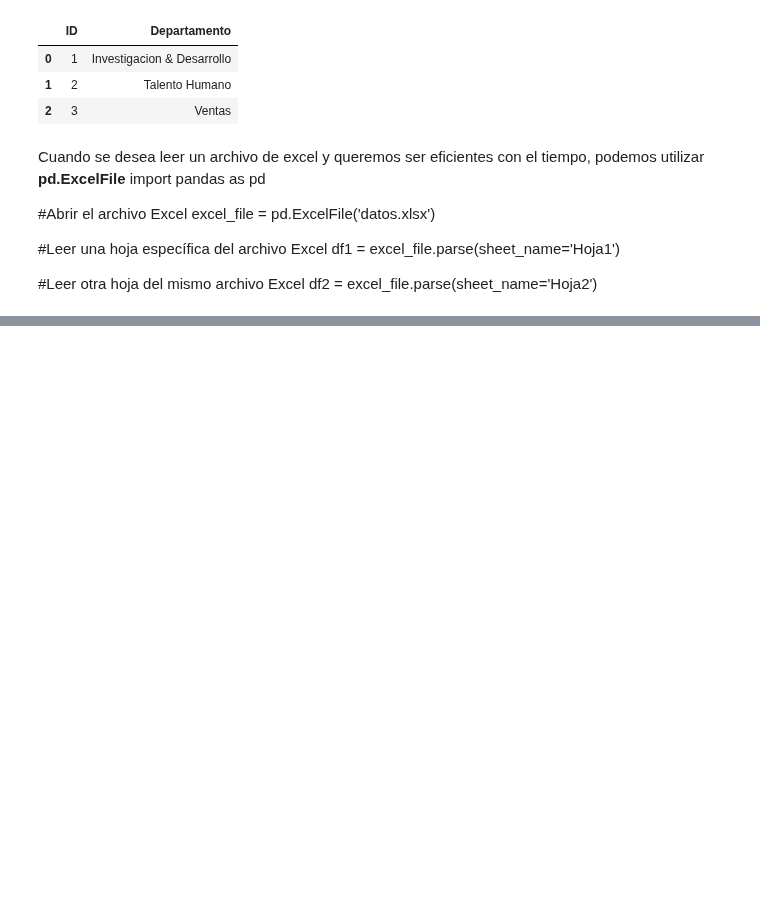
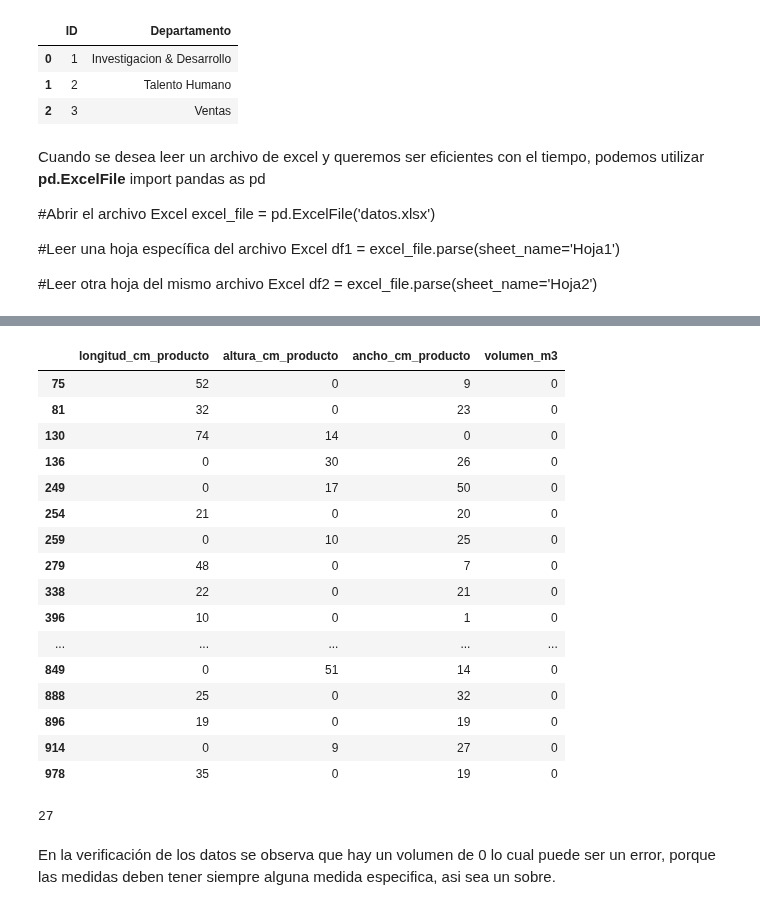
Before and after one commit to onavarrete04/Introduccion-Ciencia-Datos, a Jupyter notebook: Ejercicios Pandas Kaggle/integración de datos.ipynb, the cells around one changed output, grey strips where cells are left out. Cells and saved outputs as stored; diff of their text form; code cells hidden in the pictures; blank space fills up the shorter version.

```diff
--- a/Ejercicios Pandas Kaggle/integración de datos.ipynb
+++ b/Ejercicios Pandas Kaggle/integración de datos.ipynb
@@ -78,0 +302,29 @@ Name: FechaIngresoEmpresa, Length: 1492, dtype: int64
+# %%
+datos_medidas = datos.loc[:,["longitud_cm_producto","altura_cm_producto","ancho_cm_producto","volumen_m3"]]
+# %%
+datos_medidas[datos_medidas.volumen_m3 <= 0]
+# %% [output]
+|  | longitud_cm_producto | altura_cm_producto | ancho_cm_producto | volumen_m3 |
+| 75 | 52 | 0 | 9 | 0 |
+| 81 | 32 | 0 | 23 | 0 |
+| 130 | 74 | 14 | 0 | 0 |
+| 136 | 0 | 30 | 26 | 0 |
+| 249 | 0 | 17 | 50 | 0 |
+| 254 | 21 | 0 | 20 | 0 |
+| 259 | 0 | 10 | 25 | 0 |
+| 279 | 48 | 0 | 7 | 0 |
+| 338 | 22 | 0 | 21 | 0 |
+| 396 | 10 | 0 | 1 | 0 |
+| ... | ... | ... | ... | ... |
+| 849 | 0 | 51 | 14 | 0 |
+| 888 | 25 | 0 | 32 | 0 |
+| 896 | 19 | 0 | 19 | 0 |
+| 914 | 0 | 9 | 27 | 0 |
+| 978 | 35 | 0 | 19 | 0 |
+# %%
+a = datos_medidas[datos_medidas.volumen_m3 <= 0]["volumen_m3"].count()
+a
+# %% [output]
+27
+# %% [markdown]
+En la verificación de los datos se observa que hay un volumen de 0 lo cual puede ser un error, porque las medidas deben tener siempre alguna medida especifica, asi sea un sobre.
```
Also changed, not shown: parts of 34 cells of this notebook, 3 other files.
